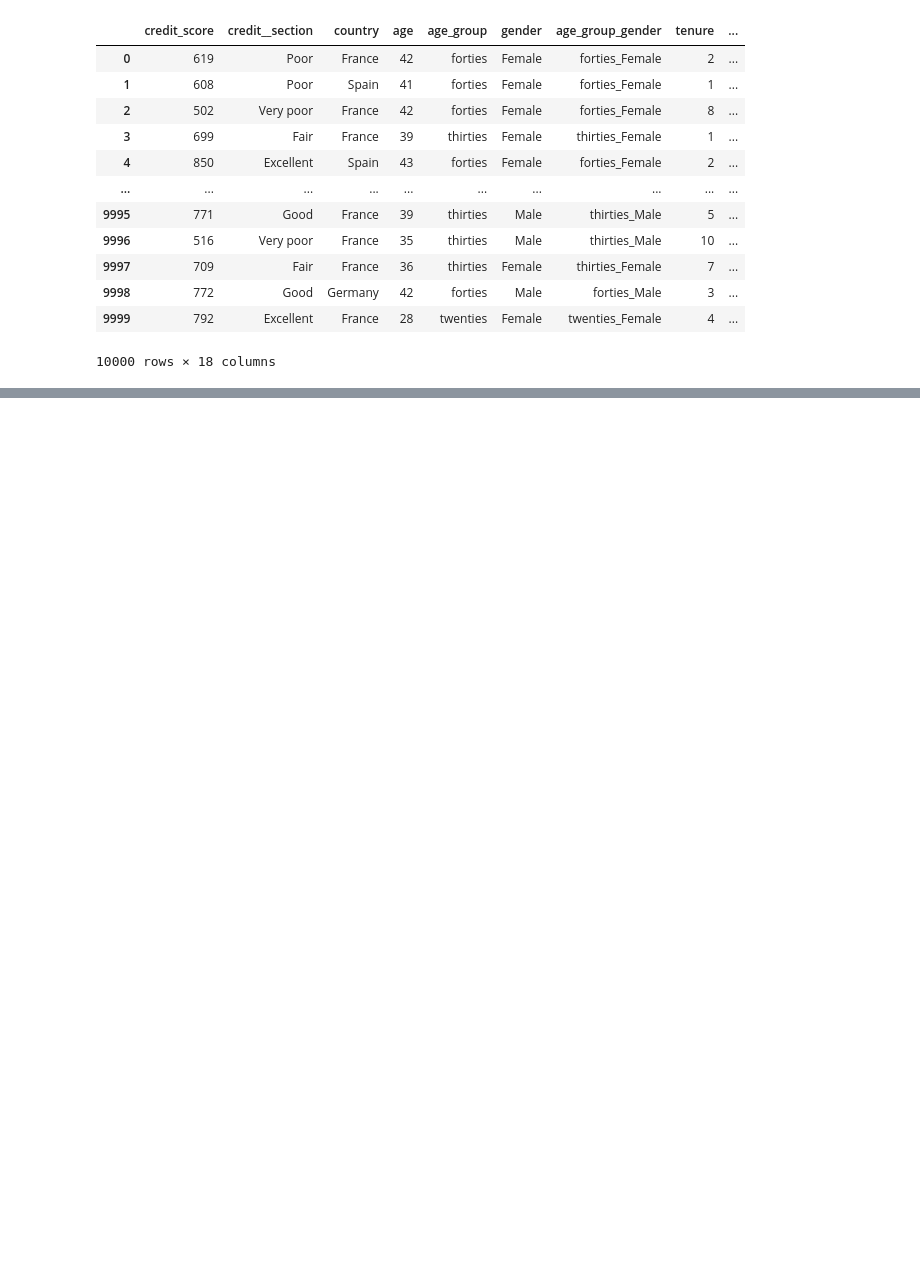
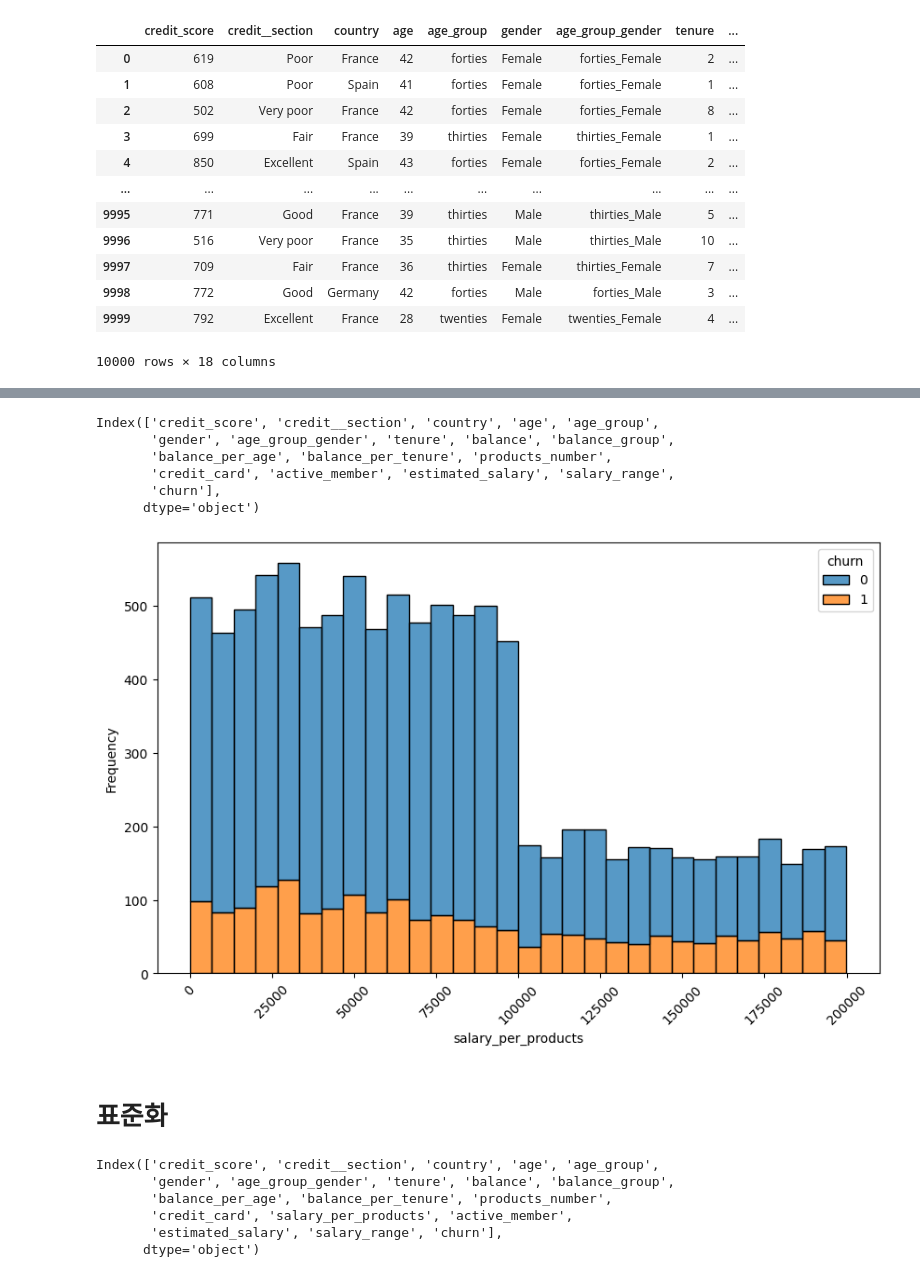
Before and after one commit to coconutkim/project_churn, a Jupyter notebook: real4.ipynb, the cells around one changed output, grey strips where cells are left out. Drawn from its saved outputs; the diff is of its cells as text; code cells hidden in the pictures; blank space fills up the shorter version.

```diff
--- a/real4.ipynb
+++ b/real4.ipynb
@@ -49,0 +78,50 @@ Length: 10000, dtype: int8
+# %%
+df.columns
+# %% [output]
+Index(['credit_score', 'credit__section', 'country', 'age', 'age_group',
+       'gender', 'age_group_gender', 'tenure', 'balance', 'balance_group',
+       'balance_per_age', 'balance_per_tenure', 'products_number',
+       'credit_card', 'active_member', 'estimated_salary', 'salary_range',
+       'churn'],
+      dtype='object')
+# %%
+df['salary_per_products']=df['estimated_salary'] / df['products_number']
+
+df.insert(df.columns.get_loc('estimated_salary') - 1,
+              'salary_per_products',
+              df.pop('salary_per_products'))
+
+csv_filename = 'grouped_data4.csv'
+df.to_csv(csv_filename, index=False)
+# %%
+import matplotlib.pyplot as plt
+import seaborn as sns
+
+# 이탈 여부에 따른 추정 봉급의 히스토그램
+plt.figure(figsize=(10, 6))
+sns.histplot(data=df, x='salary_per_products', hue='churn', multiple='stack', bins=30)
+# plt.title('Estimated Salary Distribution by Churn Status')
+plt.xlabel('salary_per_products')
+# x축 레이블을 45도 기울이기
+plt.xticks(rotation=45)
+plt.ylabel('Frequency')
+plt.show()
+
+# 변수가 데이터 값이 특정 기점을 기준으로 두 그룹을 나누는 양상을 보인다
+# 절단점 cut off FloatingPointError
+
+# 근데 정확한 절단점을 어떻게 찾지
+# 케이민즈 클러스터링을 이용해 데이터의 군집을 나누고, 군집 간의 경계를 절단점으로 사용한다
+# %% [output]
+[figure, added]
+# %% [markdown]
+# 표준화
+# %%
+df.columns
+# %% [output]
+Index(['credit_score', 'credit__section', 'country', 'age', 'age_group',
+       'gender', 'age_group_gender', 'tenure', 'balance', 'balance_group',
+       'balance_per_age', 'balance_per_tenure', 'products_number',
+       'credit_card', 'salary_per_products', 'active_member',
+       'estimated_salary', 'salary_range', 'churn'],
+      dtype='object')
```
Also changed, not shown: parts of 5 cells of this notebook, 4 other files.
